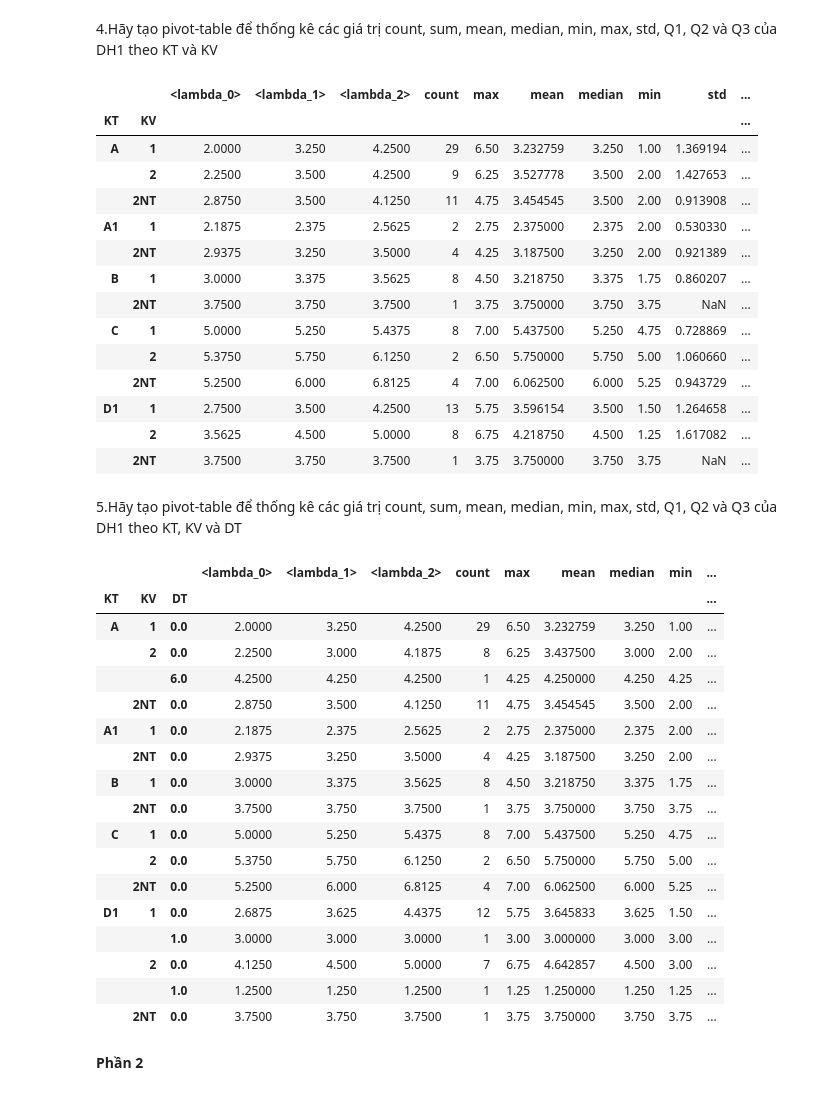
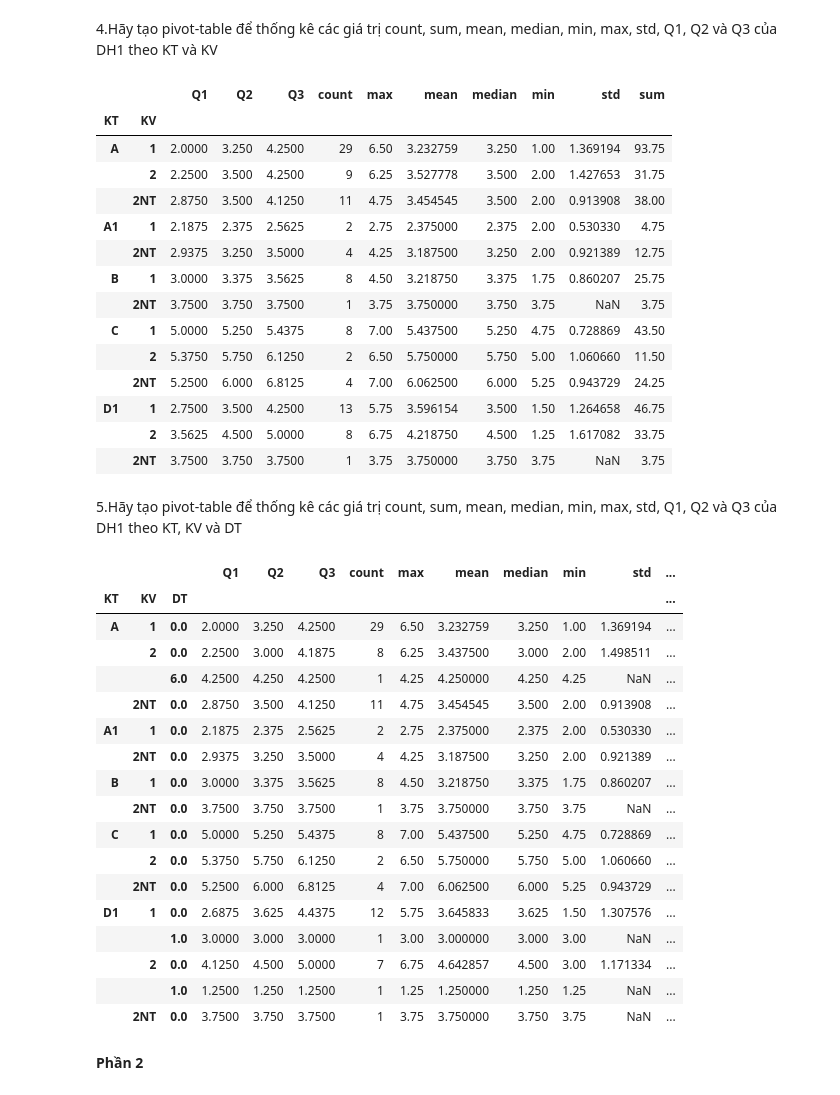
Before and after one commit to Spokai3/PhanTichDuLieuVaHocSau, a Jupyter notebook: Lab2.ipynb, the cells around one changed output. Cells and saved outputs as stored; diff of their text form; code cells hidden in the pictures.

```diff
--- a/Lab2.ipynb
+++ b/Lab2.ipynb
@@ -307,46 +308,48 @@ hw1.pivot_table(index=['KT'], values='DH1',aggfunc={'DH1':['sum','count','mean',
 # %% [markdown]
 4.Hãy tạo pivot-table để thống kê các giá trị count, sum, mean, median, min, max, std, Q1, Q2 và Q3 của DH1 theo KT và KV
 # %%
-hw1.pivot_table(index=['KT','KV'], values='DH1',aggfunc={'DH1':['sum','count','mean','median','min','max','std',lambda x: np.percentile(x, 25),lambda x: np.percentile(x, 50),lambda x: np.percentile(x, 75)]})
+hw2=hw1.pivot_table(index=['KT','KV'], values='DH1',aggfunc={'DH1':['sum','count','mean','median','min','max','std',lambda x: np.percentile(x, 25),lambda x: np.percentile(x, 50),lambda x: np.percentile(x, 75)]})
+hw2.rename(columns={'<lambda_0>':'Q1','<lambda_1>':'Q2','<lambda_2>':'Q3'})
 # %% [output]
-|  |  | <lambda_0> | <lambda_1> | <lambda_2> | count | max | mean | median | min | std | ... |
-| KT | KV |  |  |  |  |  |  |  |  |  | ... |
-| A | 1 | 2.0000 | 3.250 | 4.2500 | 29 | 6.50 | 3.232759 | 3.250 | 1.00 | 1.369194 | ... |
-|  | 2 | 2.2500 | 3.500 | 4.2500 | 9 | 6.25 | 3.527778 | 3.500 | 2.00 | 1.427653 | ... |
-|  | 2NT | 2.8750 | 3.500 | 4.1250 | 11 | 4.75 | 3.454545 | 3.500 | 2.00 | 0.913908 | ... |
-| A1 | 1 | 2.1875 | 2.375 | 2.5625 | 2 | 2.75 | 2.375000 | 2.375 | 2.00 | 0.530330 | ... |
-|  | 2NT | 2.9375 | 3.250 | 3.5000 | 4 | 4.25 | 3.187500 | 3.250 | 2.00 | 0.921389 | ... |
-| B | 1 | 3.0000 | 3.375 | 3.5625 | 8 | 4.50 | 3.218750 | 3.375 | 1.75 | 0.860207 | ... |
-|  | 2NT | 3.7500 | 3.750 | 3.7500 | 1 | 3.75 | 3.750000 | 3.750 | 3.75 | NaN | ... |
-| C | 1 | 5.0000 | 5.250 | 5.4375 | 8 | 7.00 | 5.437500 | 5.250 | 4.75 | 0.728869 | ... |
-|  | 2 | 5.3750 | 5.750 | 6.1250 | 2 | 6.50 | 5.750000 | 5.750 | 5.00 | 1.060660 | ... |
-|  | 2NT | 5.2500 | 6.000 | 6.8125 | 4 | 7.00 | 6.062500 | 6.000 | 5.25 | 0.943729 | ... |
-| D1 | 1 | 2.7500 | 3.500 | 4.2500 | 13 | 5.75 | 3.596154 | 3.500 | 1.50 | 1.264658 | ... |
-|  | 2 | 3.5625 | 4.500 | 5.0000 | 8 | 6.75 | 4.218750 | 4.500 | 1.25 | 1.617082 | ... |
-|  | 2NT | 3.7500 | 3.750 | 3.7500 | 1 | 3.75 | 3.750000 | 3.750 | 3.75 | NaN | ... |
+|  |  | Q1 | Q2 | Q3 | count | max | mean | median | min | std | sum |
+| KT | KV |  |  |  |  |  |  |  |  |  |  |
+| A | 1 | 2.0000 | 3.250 | 4.2500 | 29 | 6.50 | 3.232759 | 3.250 | 1.00 | 1.369194 | 93.75 |
+|  | 2 | 2.2500 | 3.500 | 4.2500 | 9 | 6.25 | 3.527778 | 3.500 | 2.00 | 1.427653 | 31.75 |
+|  | 2NT | 2.8750 | 3.500 | 4.1250 | 11 | 4.75 | 3.454545 | 3.500 | 2.00 | 0.913908 | 38.00 |
+| A1 | 1 | 2.1875 | 2.375 | 2.5625 | 2 | 2.75 | 2.375000 | 2.375 | 2.00 | 0.530330 | 4.75 |
+|  | 2NT | 2.9375 | 3.250 | 3.5000 | 4 | 4.25 | 3.187500 | 3.250 | 2.00 | 0.921389 | 12.75 |
+| B | 1 | 3.0000 | 3.375 | 3.5625 | 8 | 4.50 | 3.218750 | 3.375 | 1.75 | 0.860207 | 25.75 |
+|  | 2NT | 3.7500 | 3.750 | 3.7500 | 1 | 3.75 | 3.750000 | 3.750 | 3.75 | NaN | 3.75 |
+| C | 1 | 5.0000 | 5.250 | 5.4375 | 8 | 7.00 | 5.437500 | 5.250 | 4.75 | 0.728869 | 43.50 |
+|  | 2 | 5.3750 | 5.750 | 6.1250 | 2 | 6.50 | 5.750000 | 5.750 | 5.00 | 1.060660 | 11.50 |
+|  | 2NT | 5.2500 | 6.000 | 6.8125 | 4 | 7.00 | 6.062500 | 6.000 | 5.25 | 0.943729 | 24.25 |
+| D1 | 1 | 2.7500 | 3.500 | 4.2500 | 13 | 5.75 | 3.596154 | 3.500 | 1.50 | 1.264658 | 46.75 |
+|  | 2 | 3.5625 | 4.500 | 5.0000 | 8 | 6.75 | 4.218750 | 4.500 | 1.25 | 1.617082 | 33.75 |
+|  | 2NT | 3.7500 | 3.750 | 3.7500 | 1 | 3.75 | 3.750000 | 3.750 | 3.75 | NaN | 3.75 |
 # %% [markdown]
 5.Hãy tạo pivot-table để thống kê các giá trị count, sum, mean, median, min, max, std, Q1, Q2 và Q3 của DH1 theo KT, KV và DT
 # %%
-hw1.pivot_table(index=['KT','KV','DT'], values='DH1',aggfunc={'DH1':['count','sum','mean','median','min','max','std',lambda x:np.percentile(x,25),lambda x:np.percentile(x,50),lambda x:np.percentile(x,75)]})
+hw2=hw1.pivot_table(index=['KT','KV','DT'], values='DH1',aggfunc={'DH1':['count','sum','mean','median','min','max','std',lambda x:np.percentile(x,25),lambda x:np.percentile(x,50),lambda x:np.percentile(x,75)]})
+hw2.rename(columns={'<lambda_0>':'Q1','<lambda_1>':'Q2','<lambda_2>':'Q3'})
 # %% [output]
-|  |  |  | <lambda_0> | <lambda_1> | <lambda_2> | count | max | mean | median | min | ... |
-| KT | KV | DT |  |  |  |  |  |  |  |  | ... |
-| A | 1 | 0.0 | 2.0000 | 3.250 | 4.2500 | 29 | 6.50 | 3.232759 | 3.250 | 1.00 | ... |
-|  | 2 | 0.0 | 2.2500 | 3.000 | 4.1875 | 8 | 6.25 | 3.437500 | 3.000 | 2.00 | ... |
-|  |  | 6.0 | 4.2500 | 4.250 | 4.2500 | 1 | 4.25 | 4.250000 | 4.250 | 4.25 | ... |
-|  | 2NT | 0.0 | 2.8750 | 3.500 | 4.1250 | 11 | 4.75 | 3.454545 | 3.500 | 2.00 | ... |
-| A1 | 1 | 0.0 | 2.1875 | 2.375 | 2.5625 | 2 | 2.75 | 2.375000 | 2.375 | 2.00 | ... |
-|  | 2NT | 0.0 | 2.9375 | 3.250 | 3.5000 | 4 | 4.25 | 3.187500 | 3.250 | 2.00 | ... |
-| B | 1 | 0.0 | 3.0000 | 3.375 | 3.5625 | 8 | 4.50 | 3.218750 | 3.375 | 1.75 | ... |
-|  | 2NT | 0.0 | 3.7500 | 3.750 | 3.7500 | 1 | 3.75 | 3.750000 | 3.750 | 3.75 | ... |
-| C | 1 | 0.0 | 5.0000 | 5.250 | 5.4375 | 8 | 7.00 | 5.437500 | 5.250 | 4.75 | ... |
-|  | 2 | 0.0 | 5.3750 | 5.750 | 6.1250 | 2 | 6.50 | 5.750000 | 5.750 | 5.00 | ... |
-|  | 2NT | 0.0 | 5.2500 | 6.000 | 6.8125 | 4 | 7.00 | 6.062500 | 6.000 | 5.25 | ... |
-| D1 | 1 | 0.0 | 2.6875 | 3.625 | 4.4375 | 12 | 5.75 | 3.645833 | 3.625 | 1.50 | ... |
-|  |  | 1.0 | 3.0000 | 3.000 | 3.0000 | 1 | 3.00 | 3.000000 | 3.000 | 3.00 | ... |
-|  | 2 | 0.0 | 4.1250 | 4.500 | 5.0000 | 7 | 6.75 | 4.642857 | 4.500 | 3.00 | ... |
-|  |  | 1.0 | 1.2500 | 1.250 | 1.2500 | 1 | 1.25 | 1.250000 | 1.250 | 1.25 | ... |
-|  | 2NT | 0.0 | 3.7500 | 3.750 | 3.7500 | 1 | 3.75 | 3.750000 | 3.750 | 3.75 | ... |
+|  |  |  | Q1 | Q2 | Q3 | count | max | mean | median | min | std | ... |
+| KT | KV | DT |  |  |  |  |  |  |  |  |  | ... |
+| A | 1 | 0.0 | 2.0000 | 3.250 | 4.2500 | 29 | 6.50 | 3.232759 | 3.250 | 1.00 | 1.369194 | ... |
+|  | 2 | 0.0 | 2.2500 | 3.000 | 4.1875 | 8 | 6.25 | 3.437500 | 3.000 | 2.00 | 1.498511 | ... |
+|  |  | 6.0 | 4.2500 | 4.250 | 4.2500 | 1 | 4.25 | 4.250000 | 4.250 | 4.25 | NaN | ... |
+|  | 2NT | 0.0 | 2.8750 | 3.500 | 4.1250 | 11 | 4.75 | 3.454545 | 3.500 | 2.00 | 0.913908 | ... |
+| A1 | 1 | 0.0 | 2.1875 | 2.375 | 2.5625 | 2 | 2.75 | 2.375000 | 2.375 | 2.00 | 0.530330 | ... |
+|  | 2NT | 0.0 | 2.9375 | 3.250 | 3.5000 | 4 | 4.25 | 3.187500 | 3.250 | 2.00 | 0.921389 | ... |
+| B | 1 | 0.0 | 3.0000 | 3.375 | 3.5625 | 8 | 4.50 | 3.218750 | 3.375 | 1.75 | 0.860207 | ... |
+|  | 2NT | 0.0 | 3.7500 | 3.750 | 3.7500 | 1 | 3.75 | 3.750000 | 3.750 | 3.75 | NaN | ... |
+| C | 1 | 0.0 | 5.0000 | 5.250 | 5.4375 | 8 | 7.00 | 5.437500 | 5.250 | 4.75 | 0.728869 | ... |
+|  | 2 | 0.0 | 5.3750 | 5.750 | 6.1250 | 2 | 6.50 | 5.750000 | 5.750 | 5.00 | 1.060660 | ... |
+|  | 2NT | 0.0 | 5.2500 | 6.000 | 6.8125 | 4 | 7.00 | 6.062500 | 6.000 | 5.25 | 0.943729 | ... |
+| D1 | 1 | 0.0 | 2.6875 | 3.625 | 4.4375 | 12 | 5.75 | 3.645833 | 3.625 | 1.50 | 1.307576 | ... |
+|  |  | 1.0 | 3.0000 | 3.000 | 3.0000 | 1 | 3.00 | 3.000000 | 3.000 | 3.00 | NaN | ... |
+|  | 2 | 0.0 | 4.1250 | 4.500 | 5.0000 | 7 | 6.75 | 4.642857 | 4.500 | 3.00 | 1.171334 | ... |
+|  |  | 1.0 | 1.2500 | 1.250 | 1.2500 | 1 | 1.25 | 1.250000 | 1.250 | 1.25 | NaN | ... |
+|  | 2NT | 0.0 | 3.7500 | 3.750 | 3.7500 | 1 | 3.75 | 3.750000 | 3.750 | 3.75 | NaN | ... |
 # %% [markdown]
 **Phần 2**
 # %% [markdown]
```
Also changed, not shown: parts of 24 cells of this notebook.
